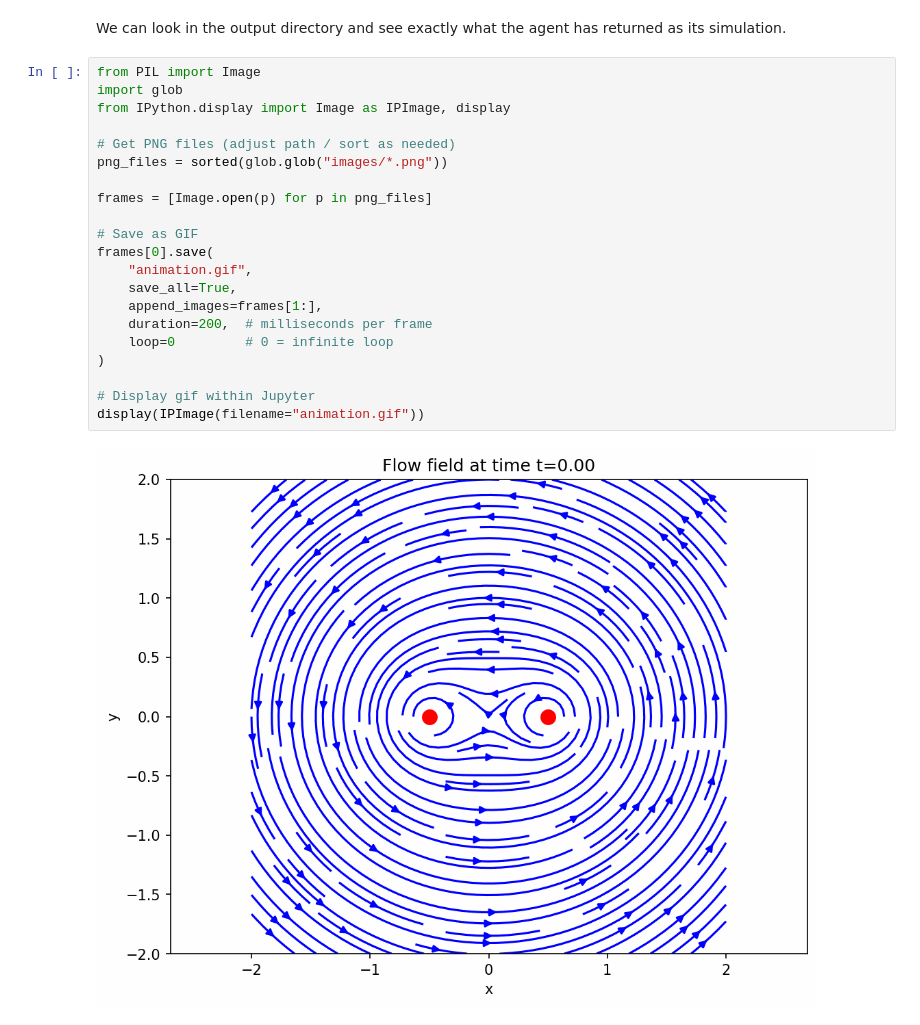
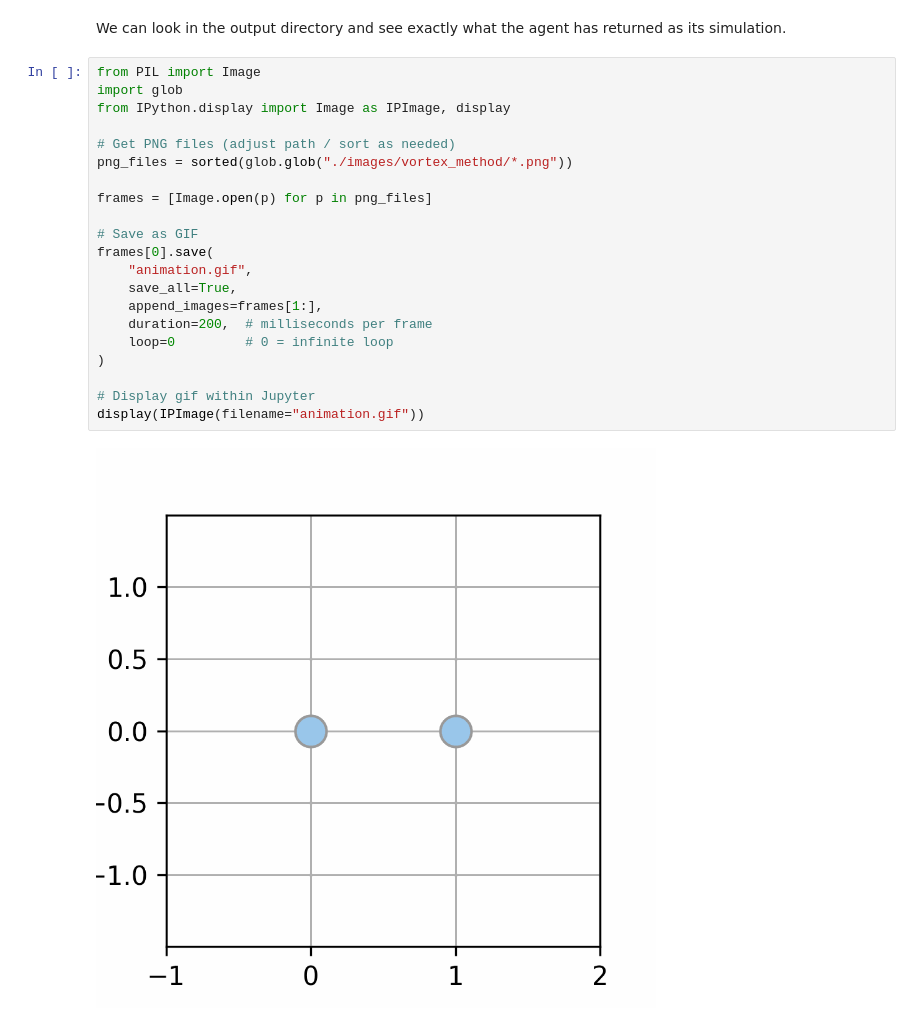
Before and after one commit to jrduncan831/pearc26_tutorial_ai_agents, a Jupyter notebook: 04_data_analysis_agent/agent_data_analysis.ipynb, the cells around one changed output. Cells and saved outputs as stored; diff of their text form.

```diff
--- a/04_data_analysis_agent/agent_data_analysis.ipynb
+++ b/04_data_analysis_agent/agent_data_analysis.ipynb
@@ -265,23 +264,23 @@ We can look in the output directory and see exactly what the agent has returned
 # %%
 from PIL import Image
 import glob
 from IPython.display import Image as IPImage, display
 
 # Get PNG files (adjust path / sort as needed)
-png_files = sorted(glob.glob("images/*.png"))
+png_files = sorted(glob.glob("./images/vortex_method/*.png"))
 
 frames = [Image.open(p) for p in png_files]
 
 # Save as GIF
 frames[0].save(
     "animation.gif",
     save_all=True,
     append_images=frames[1:],
     duration=200,  # milliseconds per frame
     loop=0         # 0 = infinite loop
 )
 
 # Display gif within Jupyter
 display(IPImage(filename="animation.gif"))
 # %% [output]
-[figure, old version]
+[figure, new version]
```
Also changed, not shown: parts of 44 cells of this notebook, 25 other files.
